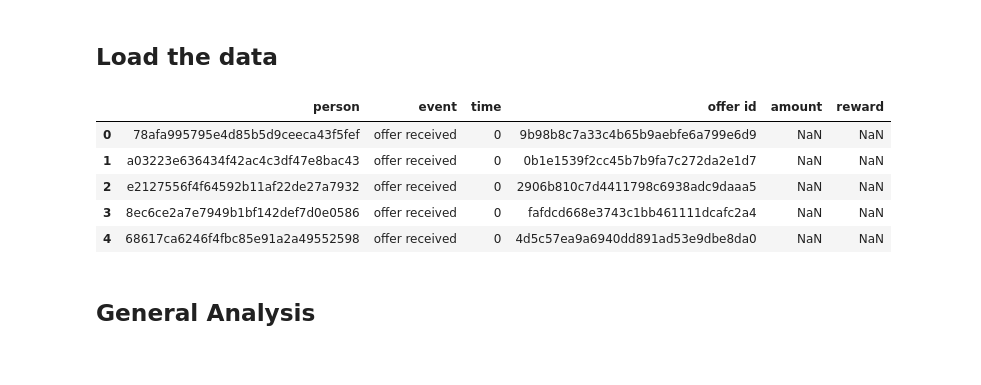
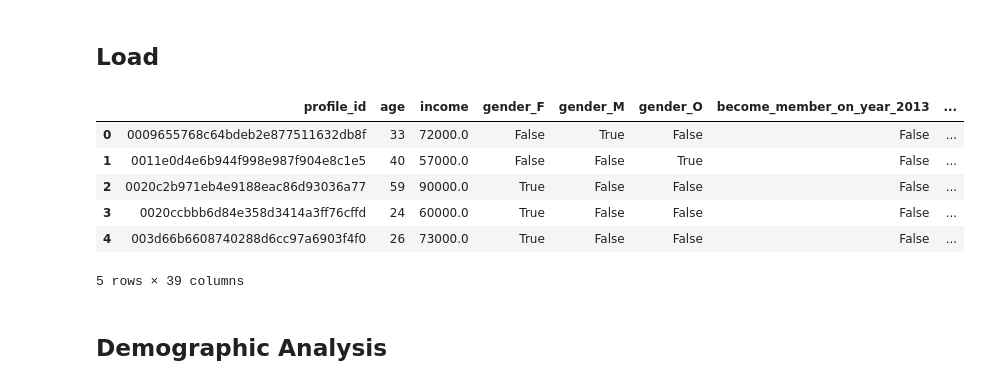
Before and after one commit to seobando/UDACITY_AWSML, a Jupyter notebook: 5-capstone-project/reports/EDA.ipynb, the cells around one changed output. Cells and saved outputs as stored; diff of their text form; code cells hidden in the pictures.

```diff
--- a/5-capstone-project/reports/EDA.ipynb
+++ b/5-capstone-project/reports/EDA.ipynb
@@ -1,16 +1,17 @@
 # %%
 import pandas as pd
 # %% [markdown]
-## Load the data
+## Load
 # %%
-transcript = pd.read_csv('../data/processed/transcript.csv')
-transcript.head()
+features = pd.read_csv("../data/features/user_behaviour.csv")
+features.head()
 # %% [output]
-|  | person | event | time | offer id | amount | reward |
-| 0 | 78afa995795e4d85b5d9ceeca43f5fef | offer received | 0 | 9b98b8c7a33c4b65b9aebfe6a799e6d9 | NaN | NaN |
-| 1 | a03223e636434f42ac4c3df47e8bac43 | offer received | 0 | 0b1e1539f2cc45b7b9fa7c272da2e1d7 | NaN | NaN |
-| 2 | e2127556f4f64592b11af22de27a7932 | offer received | 0 | 2906b810c7d4411798c6938adc9daaa5 | NaN | NaN |
-| 3 | 8ec6ce2a7e7949b1bf142def7d0e0586 | offer received | 0 | fafdcd668e3743c1bb461111dcafc2a4 | NaN | NaN |
-| 4 | 68617ca6246f4fbc85e91a2a49552598 | offer received | 0 | 4d5c57ea9a6940dd891ad53e9dbe8da0 | NaN | NaN |
+|  | profile_id | age | income | gender_F | gender_M | gender_O | become_member_on_year_2013 | ... |
+| 0 | 0009655768c64bdeb2e877511632db8f | 33 | 72000.0 | False | True | False | False | ... |
+| 1 | 0011e0d4e6b944f998e987f904e8c1e5 | 40 | 57000.0 | False | False | True | False | ... |
+| 2 | 0020c2b971eb4e9188eac86d93036a77 | 59 | 90000.0 | True | False | False | False | ... |
+| 3 | 0020ccbbb6d84e358d3414a3ff76cffd | 24 | 60000.0 | True | False | False | False | ... |
+| 4 | 003d66b6608740288d6cc97a6903f4f0 | 26 | 73000.0 | True | False | False | False | ... |
+5 rows × 39 columns
 # %% [markdown]
-## General Analysis
+## Demographic Analysis
```
Also changed, not shown: parts of 7 cells of this notebook, 1 other file.
